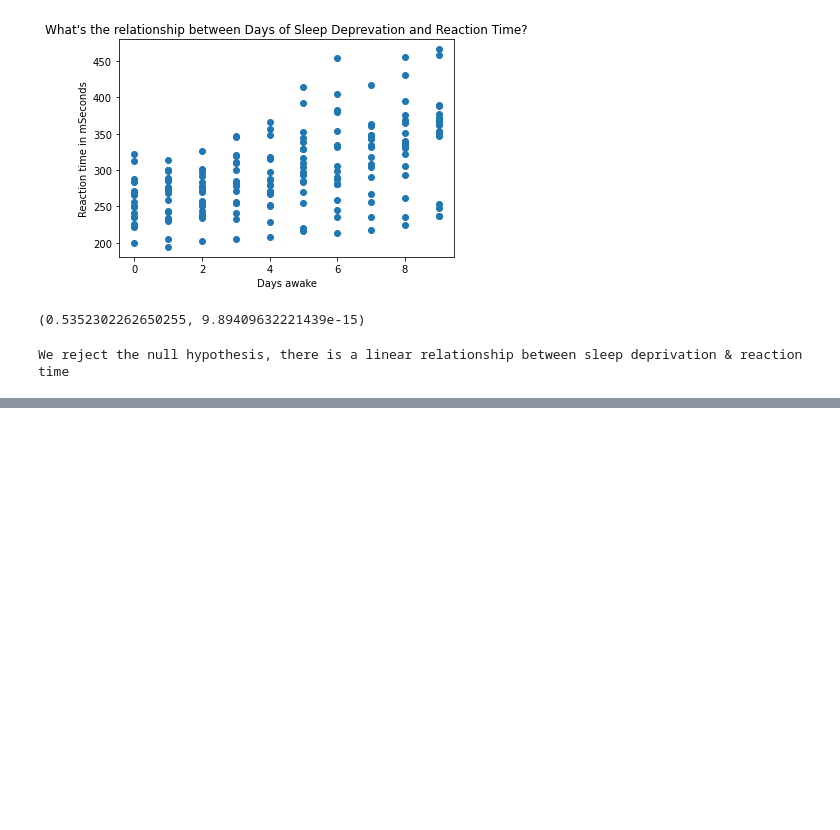
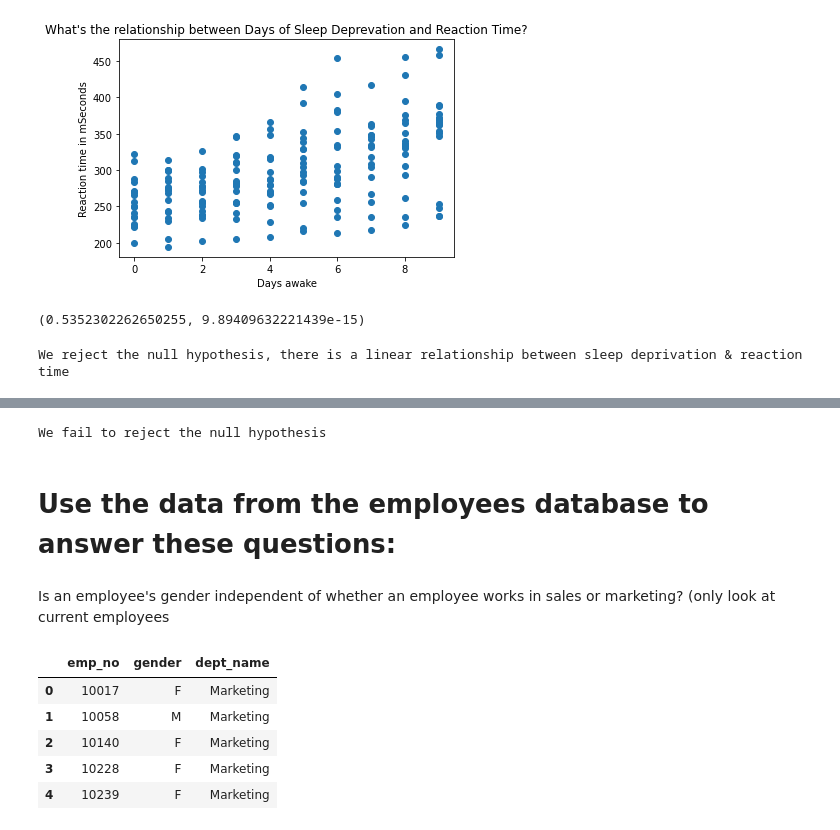
Before and after one commit to DanChurchill/statistics-exercises, a Jupyter notebook: hypothesis_testing.ipynb, the cells around one changed output, grey strips where cells are left out. Saved outputs shown, nothing was run; the diff lists cells and outputs as text; code cells hidden in the pictures; blank space fills up the shorter version.

Commit message:
adding hyp testing exercises with chi2 exercise answers

```diff
--- a/hypothesis_testing.ipynb
+++ b/hypothesis_testing.ipynb
@@ -530,0 +655,33 @@ We reject the null hypothesis, there is a linear relationship between sleep depr
+# %%
+if p < alpha:
+    print("We reject the hypothesis")
+else:
+    print("We fail to reject the null hypothesis, there is no association between year and drive type")
+# %% [output]
+We fail to reject the null hypothesis
+# %% [markdown]
+# Use the data from the employees database to answer these questions:
+# %% [markdown]
+Is an employee's gender independent of whether an employee works in sales or marketing? (only look at current employees
+# %%
+# get data from employees schema on the codeup data server
+query = """
+        SELECT emp_no, gender, dept_name
+        FROM employees as e
+        JOIN dept_emp as de
+        USING(emp_no)
+        JOIN departments as d
+        USING(dept_no)
+        WHERE de.to_date > NOW() AND (d.dept_name = 'Sales' or d.dept_name = 'Marketing')
+        """
+url = get_db_url(user, host, password, 'employees')
+
+df = pd.read_sql(query,url)
+df.head()
+# %% [output]
+|  | emp_no | gender | dept_name |
+| 0 | 10017 | F | Marketing |
+| 1 | 10058 | M | Marketing |
+| 2 | 10140 | F | Marketing |
+| 3 | 10228 | F | Marketing |
+| 4 | 10239 | F | Marketing |
```
Also changed, not shown: parts of 44 cells of this notebook, 1 other file.
